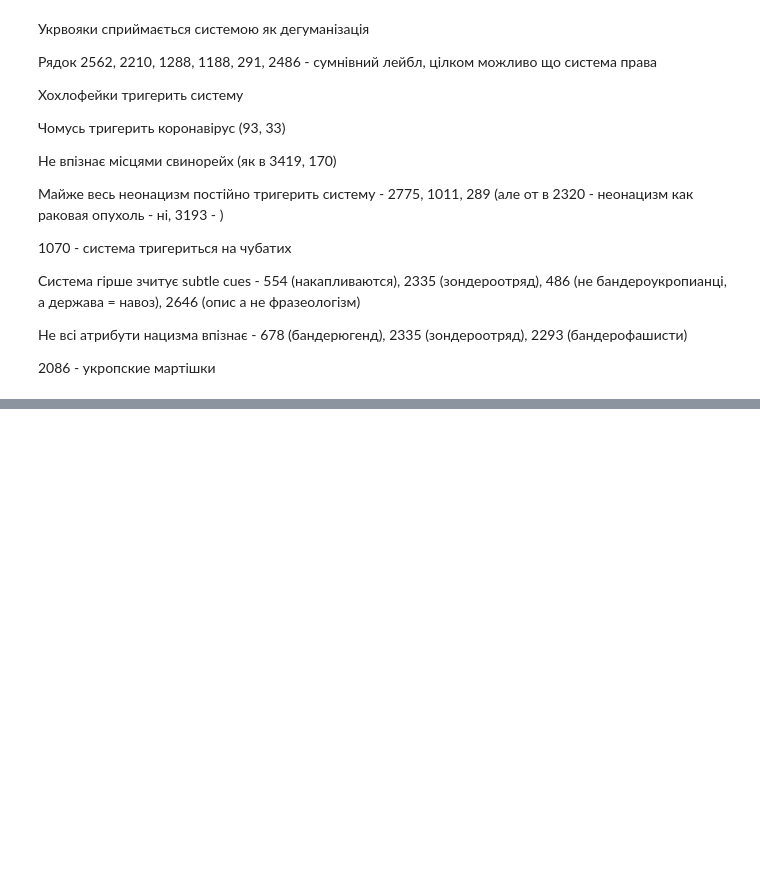
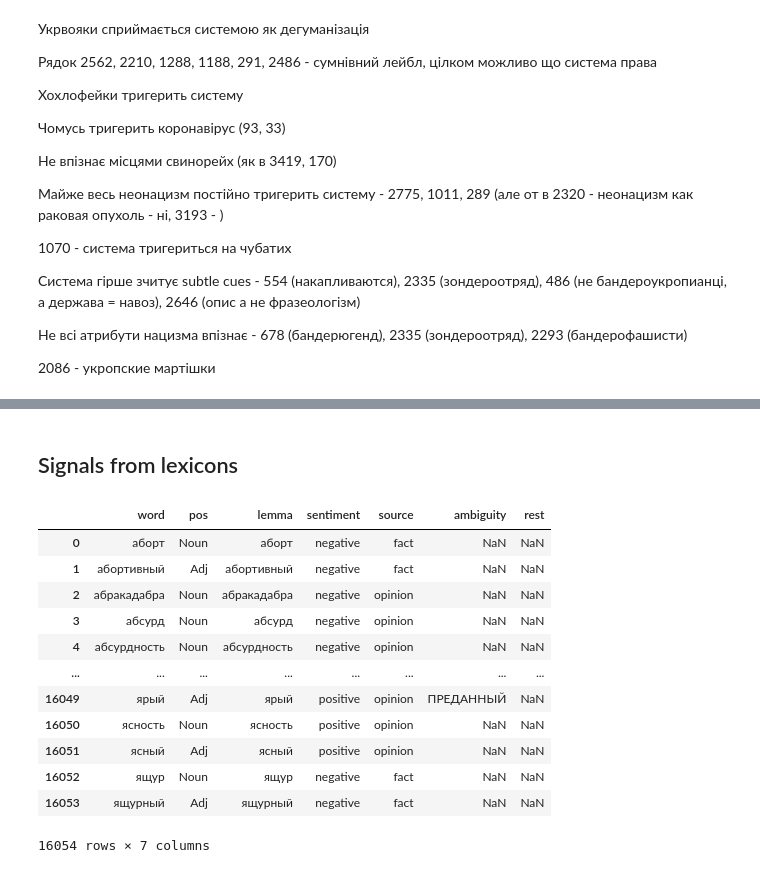
Before and after one commit to kateburovova/dehumanization, a Jupyter notebook: detection_experiments.ipynb, the cells around one changed output, grey strips where cells are left out. Saved outputs shown, nothing was run; the diff lists cells and outputs as text; code cells hidden in the pictures; blank space fills up the shorter version.

```diff
--- a/detection_experiments.ipynb
+++ b/detection_experiments.ipynb
@@ -222,0 +1263,20 @@ Predicted Label: 0
+# %% [markdown]
+## Signals from lexicons
+# %%
+df_RuSentiLex = pd.read_csv('/Users/katerynaburovova/PycharmProjects/dehumanization/lexicons/RuSentiLex.csv', sep=';')
+# %%
+df_RuSentiLex
+# %% [output]
+|  | word | pos | lemma | sentiment | source | ambiguity | rest |
+| 0 | аборт | Noun | аборт | negative | fact | NaN | NaN |
+| 1 | абортивный | Adj | абортивный | negative | fact | NaN | NaN |
+| 2 | абракадабра | Noun | абракадабра | negative | opinion | NaN | NaN |
+| 3 | абсурд | Noun | абсурд | negative | opinion | NaN | NaN |
+| 4 | абсурдность | Noun | абсурдность | negative | opinion | NaN | NaN |
+| ... | ... | ... | ... | ... | ... | ... | ... |
+| 16049 | ярый | Adj | ярый | positive | opinion | ПРЕДАННЫЙ | NaN |
+| 16050 | ясность | Noun | ясность | positive | opinion | NaN | NaN |
+| 16051 | ясный | Adj | ясный | positive | opinion | NaN | NaN |
+| 16052 | ящур | Noun | ящур | negative | fact | NaN | NaN |
+| 16053 | ящурный | Adj | ящурный | negative | fact | NaN | NaN |
+16054 rows × 7 columns
```
Also changed, not shown: parts of 82 cells of this notebook, 11 other files.
